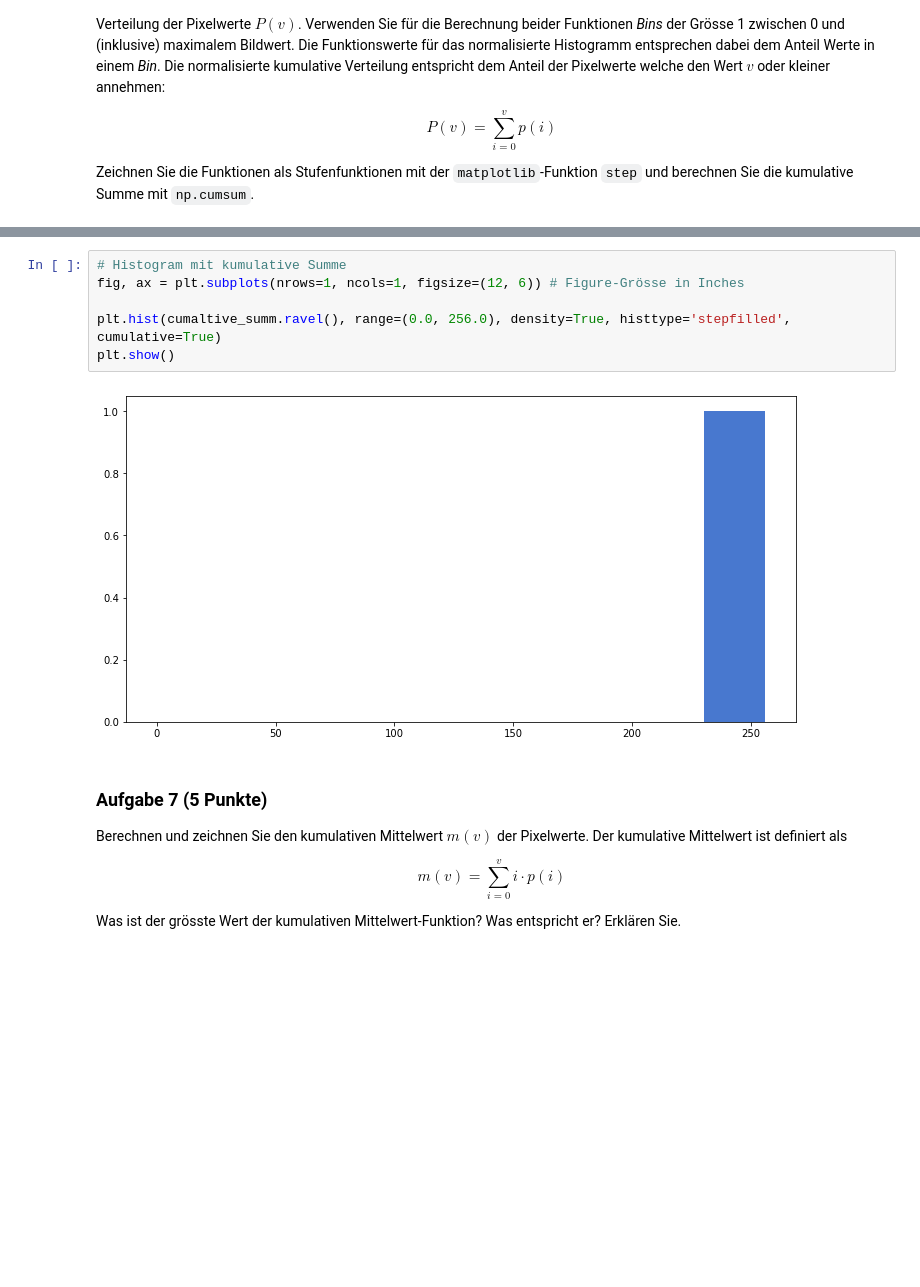
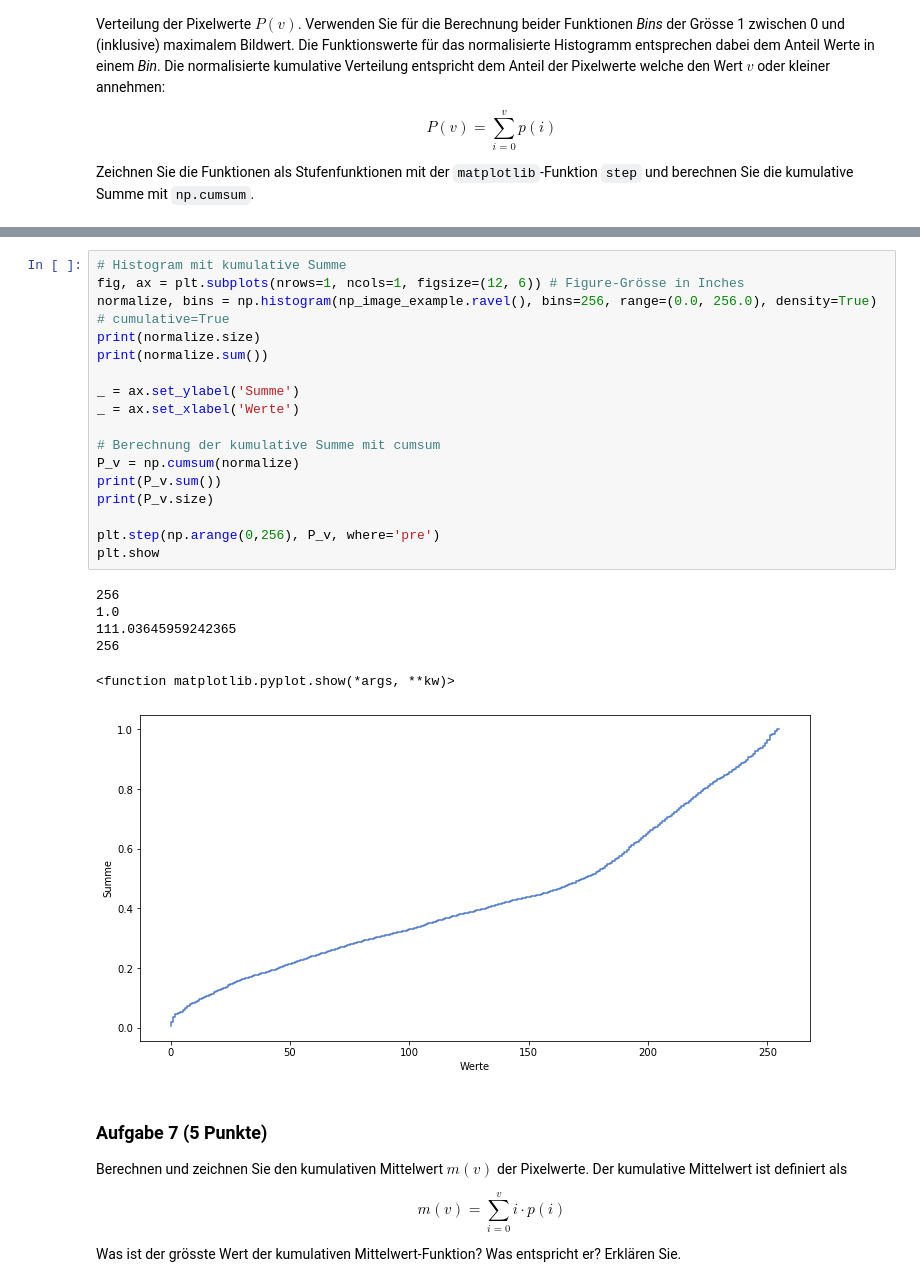
Before and after one commit to JuliaLauraMueller/dsp_hs2019, a Jupyter notebook: assignments/assignment07/exercise07.ipynb, the cells around one changed output, grey strips where cells are left out. Drawn from its saved outputs; the diff is of its cells as text; blank space fills up the shorter version.

```diff
--- a/assignments/assignment07/exercise07.ipynb
+++ b/assignments/assignment07/exercise07.ipynb
@@ -308,11 +272,27 @@ print(cumaltive_summ)
 # %%
 # Histogram mit kumulative Summe
 fig, ax = plt.subplots(nrows=1, ncols=1, figsize=(12, 6)) # Figure-Grösse in Inches
+normalize, bins = np.histogram(np_image_example.ravel(), bins=256, range=(0.0, 256.0), density=True) # cumulative=True
+print(normalize.size)
+print(normalize.sum())
 
-plt.hist(cumaltive_summ.ravel(), range=(0.0, 256.0), density=True, histtype='stepfilled', cumulative=True)
-plt.show()
+_ = ax.set_ylabel('Summe')
+_ = ax.set_xlabel('Werte')
+
+# Berechnung der kumulative Summe mit cumsum
+P_v = np.cumsum(normalize)
+print(P_v.sum())
+print(P_v.size)
+
+plt.step(np.arange(0,256), P_v, where='pre')
+plt.show
 # %% [output]
+256
+1.0
+111.03645959242365
+256
+<function matplotlib.pyplot.show(*args, **kw)>
-[figure, old version]
+[figure, new version]
 # %% [markdown]
 ### Aufgabe 7 (5 Punkte)
 
```
Also changed, not shown: parts of 16 cells of this notebook.
